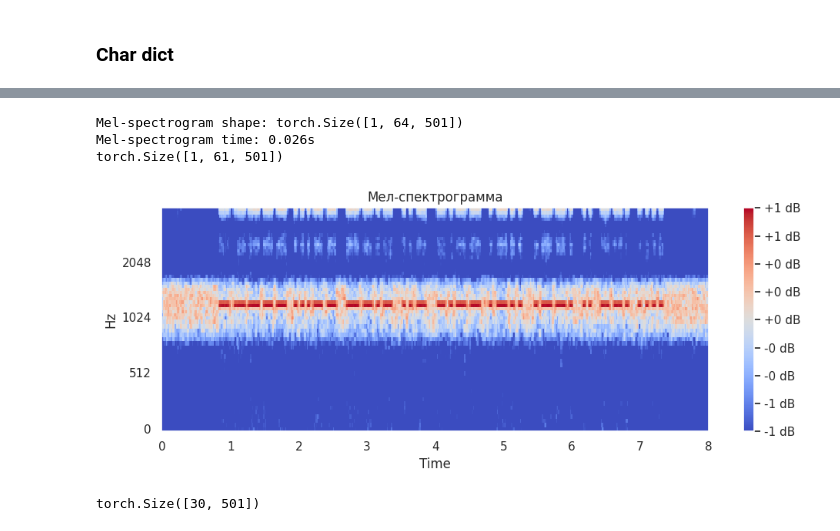
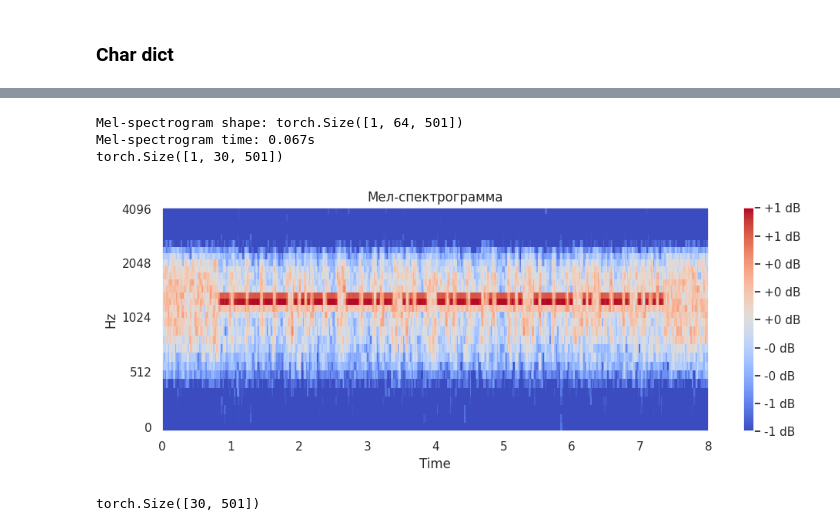
Before and after one commit to Valikpp/ds-training-tasks, a Jupyter notebook: kontur/morse-decoder/main.ipynb, the cells around one changed output, grey strips where cells are left out. Saved outputs shown, nothing was run; the diff lists cells and outputs as text; code cells hidden in the pictures.

```diff
--- a/kontur/morse-decoder/main.ipynb
+++ b/kontur/morse-decoder/main.ipynb
@@ -178,16 +178,16 @@ def crop_mel_band_fixed(mel_tensor, target_height=30):
 # %%
 start = time.time()
 
 spec = extract_mel_spectrogram("morse_dataset/morse_dataset/1.opus", verbose=True)
-spec_croped = crop_mel_band(spec, 30)
+spec_croped = crop_mel_band_fixed(spec, 30)
 print(f"Mel-spectrogram time: {time.time() - start:.3f}s")
 print(spec_croped.shape)
 show_melspect(spec_croped.squeeze(0).numpy())
 # %% [output]
 Mel-spectrogram shape: torch.Size([1, 64, 501])
-Mel-spectrogram time: 0.026s
-torch.Size([1, 61, 501])
+Mel-spectrogram time: 0.067s
+torch.Size([1, 30, 501])
-[figure, old version]
+[figure, new version]
 # %%
 from torch.utils.data import Dataset, DataLoader
 from torch.nn.utils.rnn import pad_sequence
```
Also changed, not shown: parts of 9 cells of this notebook.
